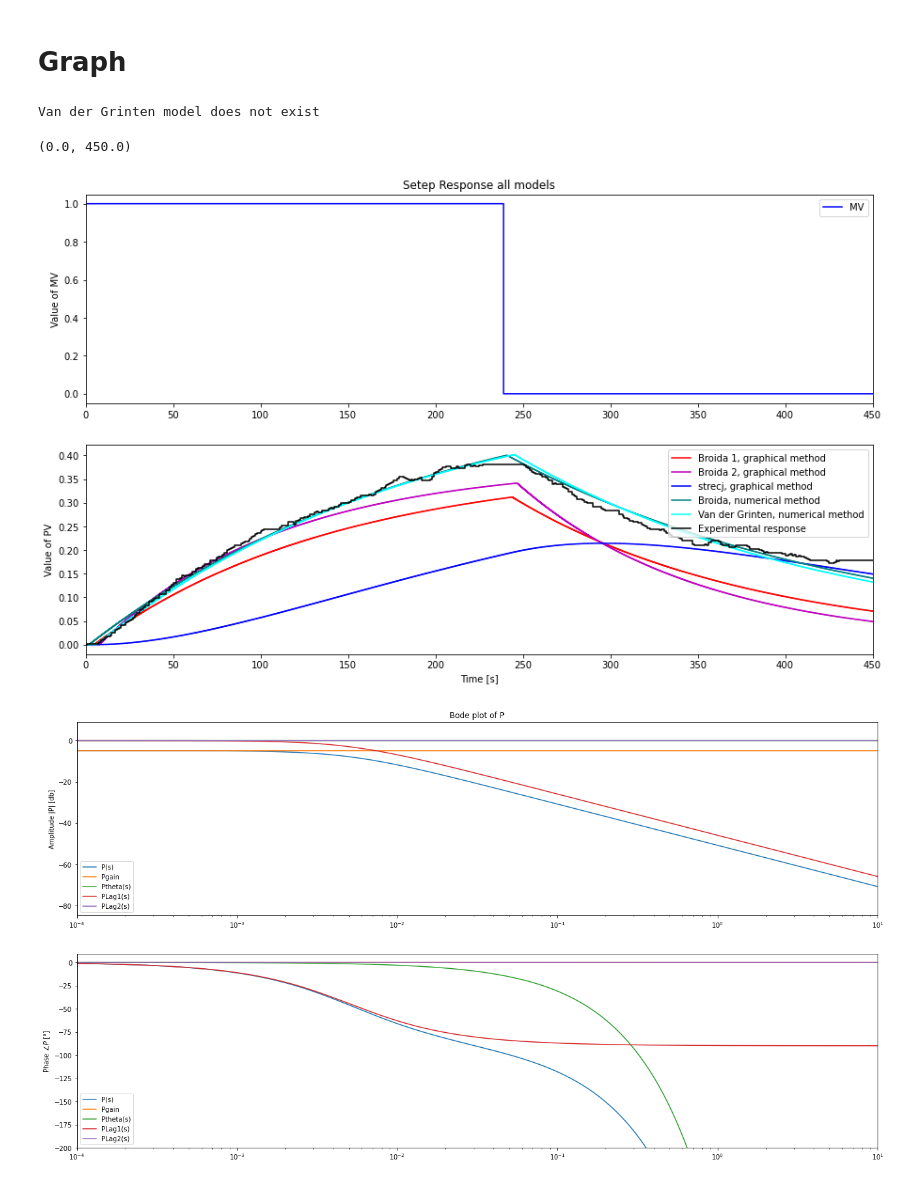
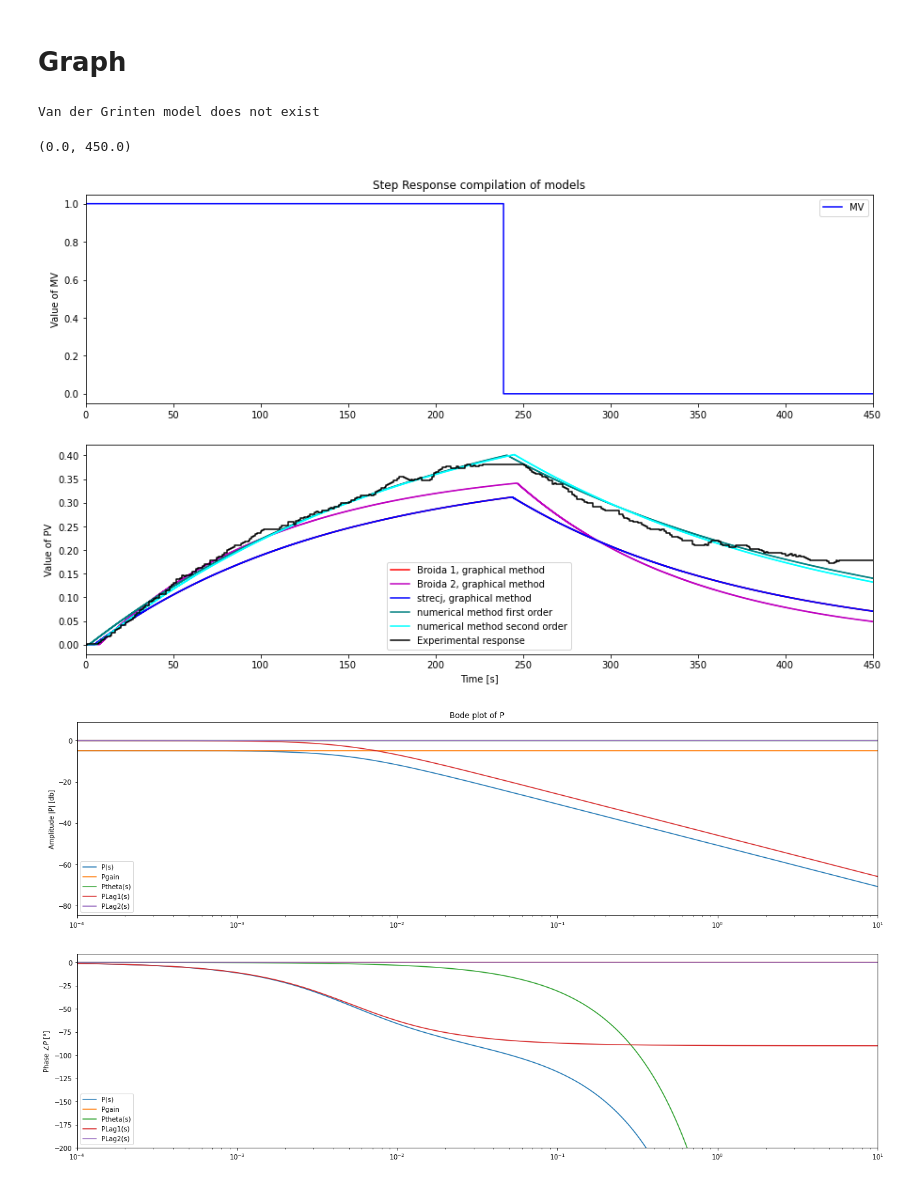
Before and after one commit to LeTouristeDeLECAM/Control-Theory-Laboratory, a Jupyter notebook: control_theory_software/Control_theory_software/Simulation_OLP.ipynb, the cells around one changed output. Drawn from its saved outputs; the diff is of its cells as text; code cells hidden in the pictures.

Commit message:
Graphical and numerical modelisation done

```diff
--- a/control_theory_software/Control_theory_software/Simulation_OLP.ipynb
+++ b/control_theory_software/Control_theory_software/Simulation_OLP.ipynb
@@ -71,17 +71,14 @@ theta_brd1 5
 t = []
 MV = []
 
-# Parameters
-Kp = Kp_graph
-T = T_brd1
-theta = theta_brd1
+
 
 # MV is created from MVPath
 for i in range(0,N):
     t.append(i*Ts)
     SelectPath_RT(MVPath,t,MV)
 
-PV = FOPDT(MV,Kp,T,theta,Ts)
+PV = FOPDT(MV,Kp_graph,T_brd1,theta_brd1,Ts)
 PV_broida1=PV
 plt.figure(figsize = (15,9))
 
@@ -206,6 +207,7 @@ n order with delay
 # %%
-print ("Tu/Tg : ", Tu_graph/Tg_graph)
-bn= 1.00
+# Tu/Tg = 0.036 so the oder of the model is the first order model
+n=1
+bn= 1.00 #
 an= 0.00
 
 T_strecj=Tg_graph/bn
@@ -214,5 +216,5 @@ T_uth= an*Tg_graph
 theta_strecj = Tu_graph-T_uth
 
 print ("T strecj : ",T_strecj,"\nT uth : ",T_uth, "\ntheta strecj : ", theta_strecj )
-PS = (Kp*np.exp(-theta*s))/((T*s+1)**2)
+PS = (Kp*np.exp(-theta*s))/((T*s+1)**n)
 # %% [output]
@@ -235,9 +236,13 @@ for i in range(0,N):
     t.append(i*Ts)
     SelectPath_RT(MVPath,t,MV)
 
-PVFOPDT = FOPDT(MV,Kp,T1,theta,Ts)
-PVSOPDT = SOPDT(MV,Kp,T1,T2,theta,Ts)
-PVSOPDT_strecj = PVSOPDT
+if n==1:
+    PVFOPDT = FOPDT(MV,Kp,T1,theta,Ts)
+    graph_strecj= PVFOPDT
+elif n==2:
+    PVSOPDT = SOPDT(MV,Kp,T1,T2,theta,Ts)
+    graph_strecj= PVSOPDT
+
 plt.figure(figsize = (15,9))
 
 plt.subplot(2,1,1)
@@ -248,8 +253,11 @@ plt.legend(loc='best')
 plt.xlim([0, TSim])
 
 plt.subplot(2,1,2)
-plt.step(t,PVSOPDT,'g-',label='Second order response plus delay',where='post')
-plt.step(t,PVFOPDT,'springgreen',label='First order response plus delay',where='post')
+if n==2:
+    plt.step(t,PVSOPDT,'g-',label='Second order response plus delay',where='post')
+elif n==1:
+    plt.step(t,PVFOPDT,'g-',label='First order response plus delay',where='post')
+
 plt.ylabel('Value of PV')
 plt.xlabel('Time [s]')
 plt.legend(loc='best')
@@ -260,7 +268,7 @@ plt.xlim([0, TSim])
 # %% [markdown]
  # Real data
 # %%
-nameFile = 'Open_loop_experiment_on_MV_2023-03-14-09h30.txt'
+nameFile = 'OPL_Experimentation/Open_loop_experiment_on_MV_2023-03-14-09h30_pt_fct_50_delta_20.txt'
 
 titleName = nameFile.split('.')[0]
 data = pd.read_csv('Data/' + nameFile)
@@ -425,34 +431,34 @@ plt.xlim([0, TSim])
 # %%
 plt.figure(figsize = (15,9))
 
 plt.subplot(2,1,1)
 plt.step(t,MV,'b-',label='MV',where='post')
 plt.ylabel('Value of MV')
-plt.title('Setep Response all models')
+plt.title('Step Response compilation of models')
 plt.legend(loc='best')
 plt.xlim([0, TSim])
 
 plt.subplot(2,1,2)
 plt.step(t,PV_broida1,'r-',label='Broida 1, graphical method',where='post')
 plt.step(t,PV_broida2,'m-',label='Broida 2, graphical method',where='post')
 try :
     plt.step(t,PVSOPDT_van_der_grinten,'gold',label='van der Grinten, graphical method',where='post')
 except :
     print('Van der Grinten model does not exist')
-plt.step(t,PVSOPDT_strecj,'b-',label='strecj, graphical method',where='post')
-plt.step(t,PVFOPDT_Num,'teal',label='Broida, numerical method',where='post')
-plt.step(t,PVSOPDT_Num,'cyan',label='Van der Grinten, numerical method',where='post')
+plt.step(t,graph_strecj,'b-',label='strecj, graphical method',where='post')
+plt.step(t,PVFOPDT_Num,'teal',label='numerical method first order',where='post')
+plt.step(t,PVSOPDT_Num,'cyan',label='numerical method second order',where='post')
 plt.step(tm,PVm,'k-',label='Experimental response',where='post')
 
 
 plt.ylabel('Value of PV')
 plt.xlabel('Time [s]')
 plt.legend(loc='best')
 plt.xlim([0, TSim])
 # %% [output]
 Van der Grinten model does not exist
 (0.0, 450.0)
-[figure, old version]
+[figure, new version]
 # %%
 P = Process({}) # Default process = unit gain
 
```
Also changed, not shown: parts of 7 cells of this notebook, 1 other file.
